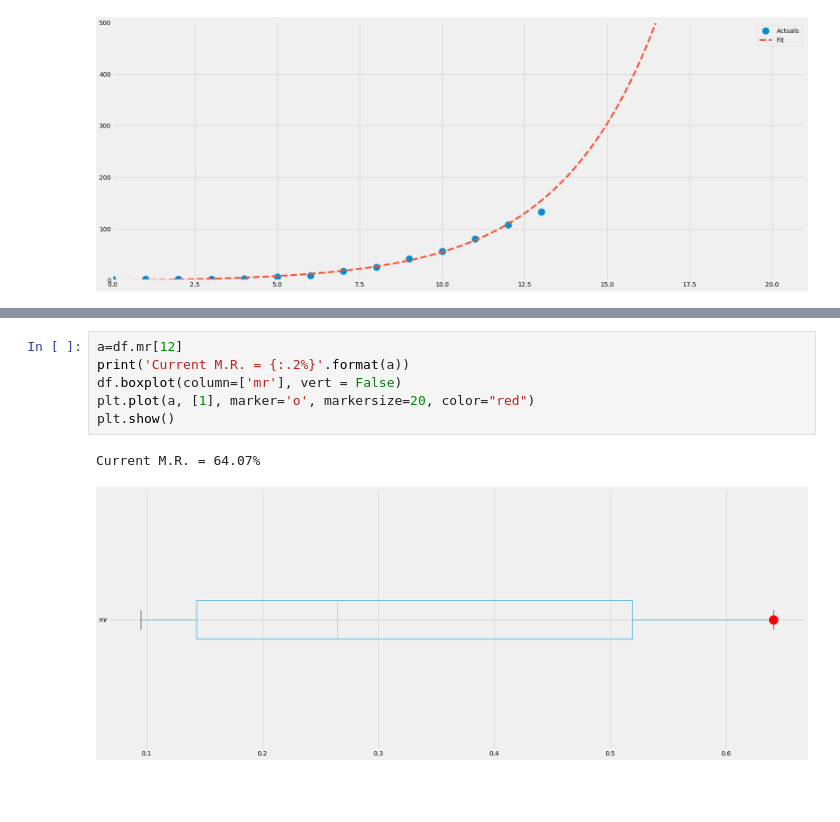
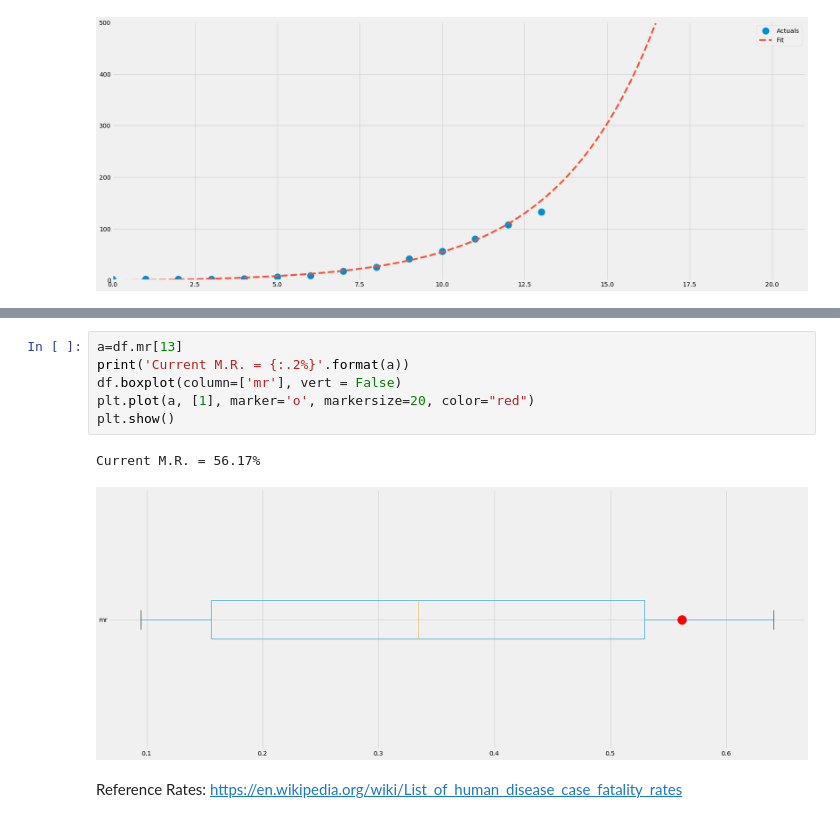
Before and after one commit to smtexas99/ncov19, a Jupyter notebook: ncov2019.ipynb, the cells around one changed output, grey strips where cells are left out. Saved outputs shown, nothing was run; the diff lists cells and outputs as text; blank space fills up the shorter version.

```diff
--- a/ncov2019.ipynb
+++ b/ncov2019.ipynb
@@ -224,9 +224,11 @@ M.R.
 # %%
-a=df.mr[12]
+a=df.mr[13]
 print('Current M.R. = {:.2%}'.format(a))
 df.boxplot(column=['mr'], vert = False)
 plt.plot(a, [1], marker='o', markersize=20, color="red")
 plt.show()
 # %% [output]
-Current M.R. = 64.07%
+Current M.R. = 56.17%
-[figure, old version]
+[figure, new version]
+# %% [markdown]
+Reference Rates: https://en.wikipedia.org/wiki/List_of_human_disease_case_fatality_rates
```
Also changed, not shown: parts of 4 cells of this notebook.
